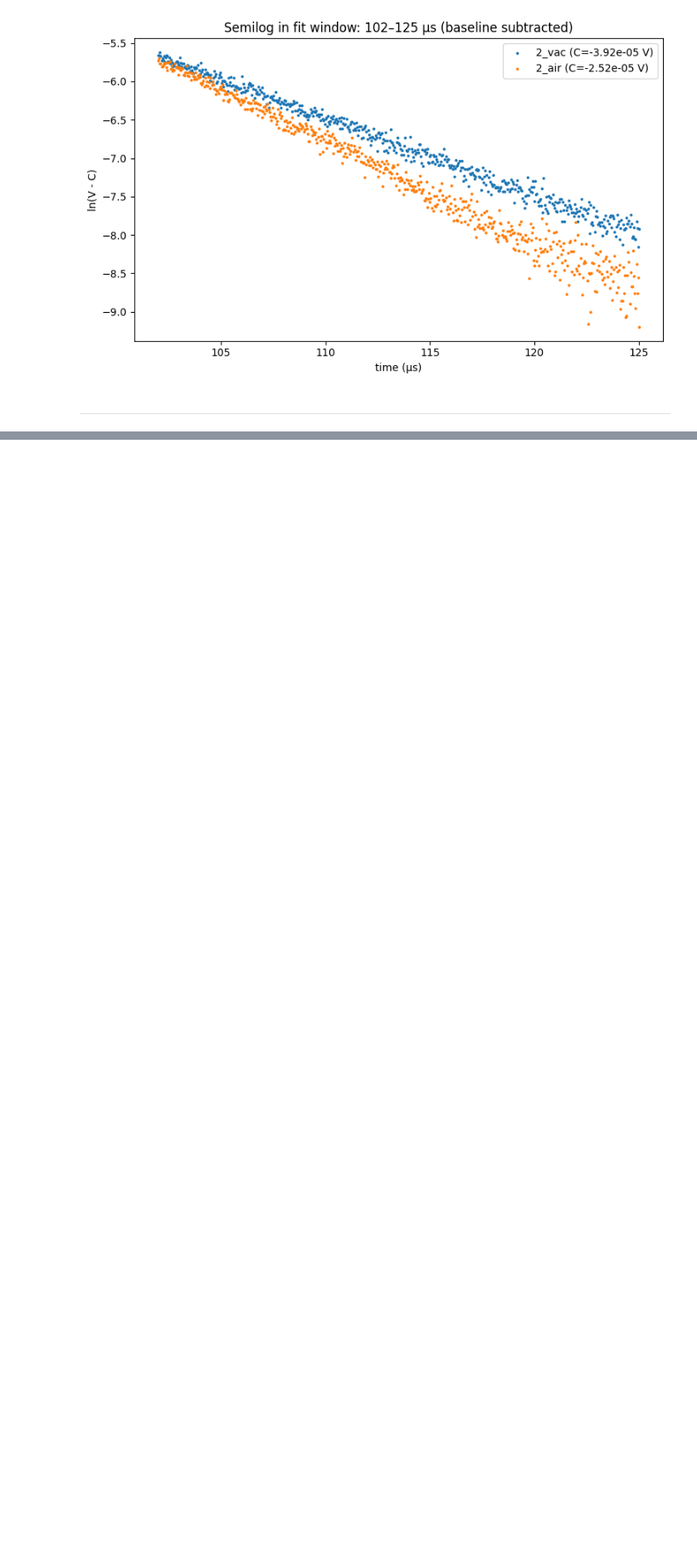
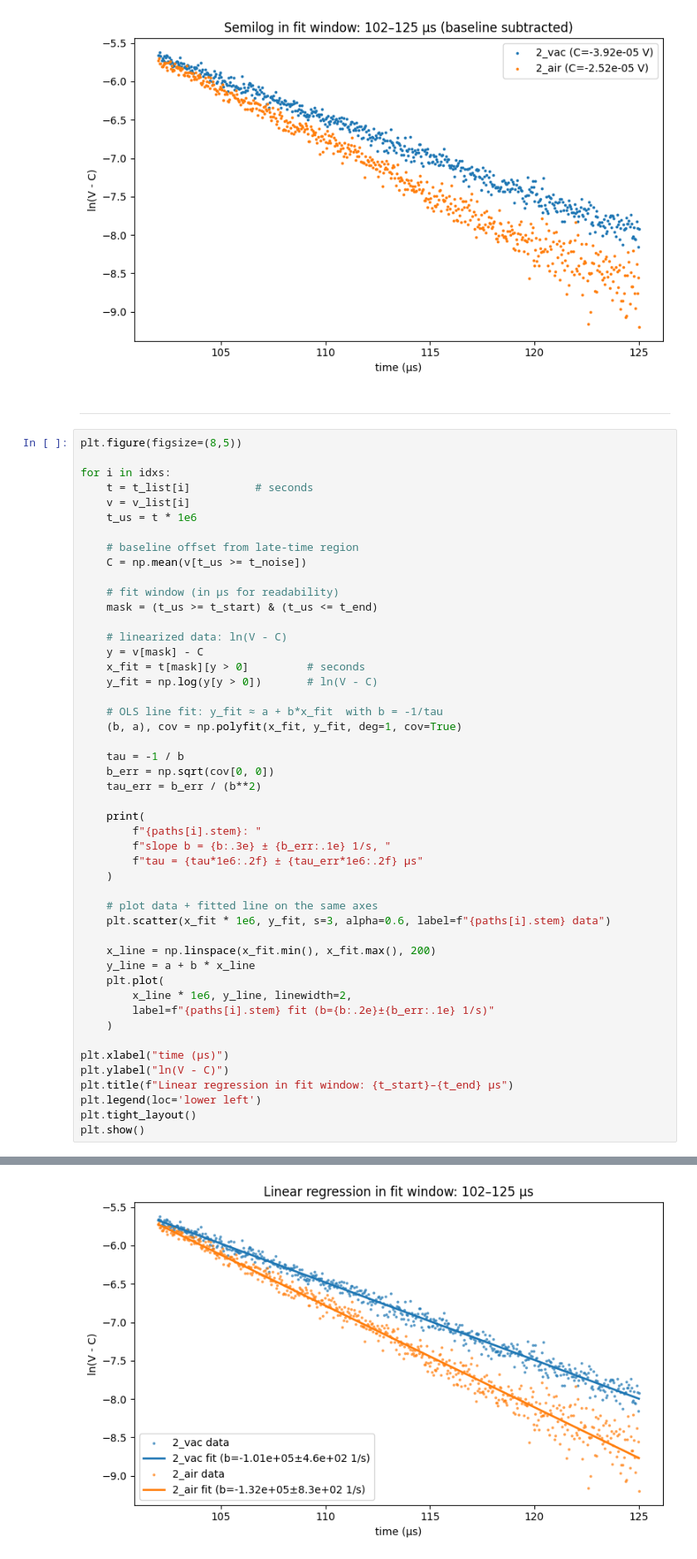
Before and after one commit to cembomembo/FP-Rayleigh, a Jupyter notebook: resources/code/analysis.ipynb, the cells around one changed output, grey strips where cells are left out. Shown at 83% size. Cells and saved outputs as stored; diff of their text form; blank space fills up the shorter version.

```diff
--- a/resources/code/analysis.ipynb
+++ b/resources/code/analysis.ipynb
@@ -145,3 +145,52 @@ plt.show()
 [figure]
 # %% [markdown]
 ---
+# %%
+plt.figure(figsize=(8,5))
+
+for i in idxs:
+    t = t_list[i]          # seconds
+    v = v_list[i]
+    t_us = t * 1e6
+
+    # baseline offset from late-time region
+    C = np.mean(v[t_us >= t_noise])
+
+    # fit window (in µs for readability)
+    mask = (t_us >= t_start) & (t_us <= t_end)
+
+    # linearized data: ln(V - C)
+    y = v[mask] - C
+    x_fit = t[mask][y > 0]         # seconds
+    y_fit = np.log(y[y > 0])       # ln(V - C)
+
+    # OLS line fit: y_fit ≈ a + b*x_fit  with b = -1/tau
+    (b, a), cov = np.polyfit(x_fit, y_fit, deg=1, cov=True)
+
+    tau = -1 / b
+    b_err = np.sqrt(cov[0, 0])
+    tau_err = b_err / (b**2)
+
+    print(
+        f"{paths[i].stem}: "
+        f"slope b = {b:.3e} ± {b_err:.1e} 1/s, "
+        f"tau = {tau*1e6:.2f} ± {tau_err*1e6:.2f} µs"
+    )
+
+    # plot data + fitted line on the same axes
+    plt.scatter(x_fit * 1e6, y_fit, s=3, alpha=0.6, label=f"{paths[i].stem} data")
+
+    x_line = np.linspace(x_fit.min(), x_fit.max(), 200)
+    y_line = a + b * x_line
+    plt.plot(
+        x_line * 1e6, y_line, linewidth=2,
+        label=f"{paths[i].stem} fit (b={b:.2e}±{b_err:.1e} 1/s)"
+    )
+
+plt.xlabel("time (µs)")
+plt.ylabel("ln(V - C)")
+plt.title(f"Linear regression in fit window: {t_start}–{t_end} µs")
+plt.legend(loc='lower left')
+plt.tight_layout()
+plt.show()
+# %% [output]
@@ -147,0 +199 @@ plt.show()
+[figure, added]
```
Also changed, not shown: parts of 5 cells of this notebook, 4 other files.
